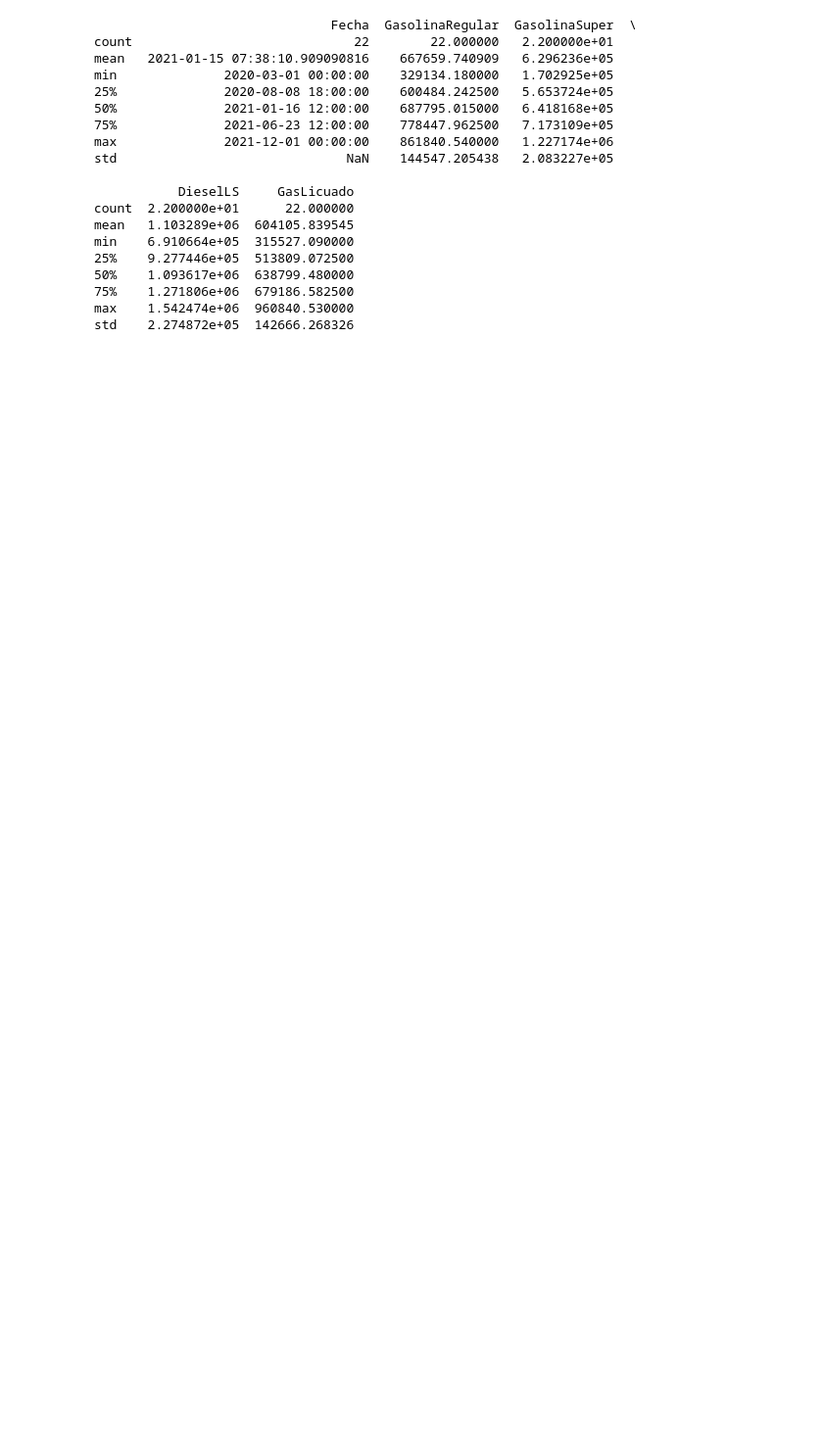
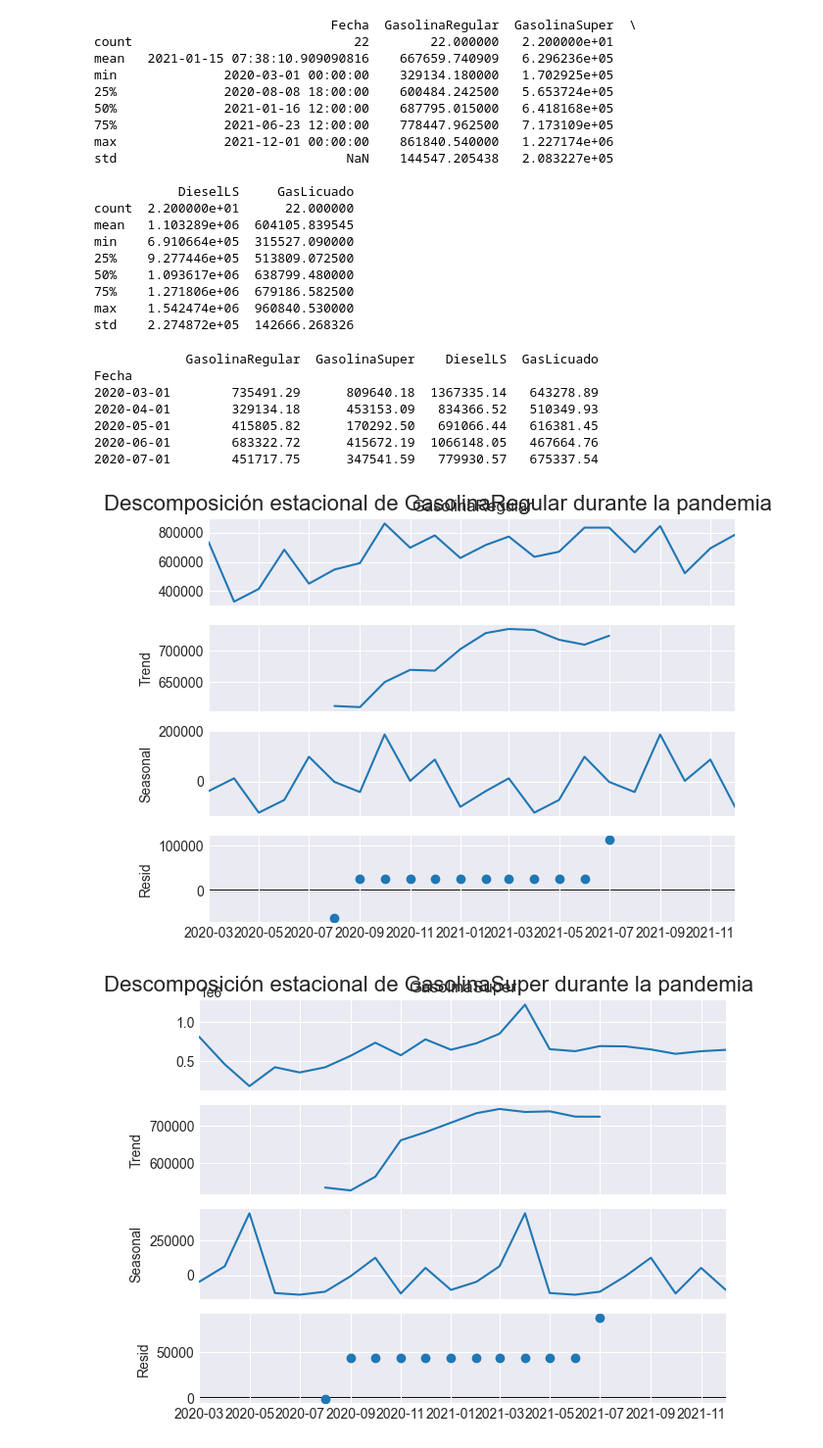
Before and after one commit to AGM54/DataSc, a Jupyter notebook: data.ipynb, the cells around one changed output. Shown at 98% size. Cells and saved outputs as stored; diff of their text form; code cells hidden in the pictures; blank space fills up the shorter version.

Commit message:
Estacionalidad pandemia

```diff
--- a/data.ipynb
+++ b/data.ipynb
@@ -1090,3 +1090,48 @@ min    6.910664e+05  315527.090000
 75%    1.271806e+06  679186.582500
 max    1.542474e+06  960840.530000
 std    2.274872e+05  142666.268326
+# %%
+import pandas as pd
+import numpy as np
+import matplotlib.pyplot as plt
+from statsmodels.tsa.seasonal import seasonal_decompose
+
+# Suponiendo que importacion_df ya ha sido cargado y procesado
+importacion_df['Fecha'] = pd.to_datetime(importacion_df['Fecha'], errors='coerce')
+importacion_df = importacion_df.dropna(subset=['Fecha'])
+
+columns_to_predict = ['GasolinaRegular', 'GasolinaSuper', 'DieselLS', 'GasLicuado']
+
+# Definir el período de la pandemia
+pandemic_start = '2020-03-01'
+pandemic_end = '2021-12-31'
+
+# Filtrar los datos del DataFrame para el período de la pandemia
+pandemic_df = importacion_df[(importacion_df['Fecha'] >= pandemic_start) & (importacion_df['Fecha'] <= pandemic_end)]
+
+# Asegurarse de que los datos estén ordenados por fecha
+pandemic_df = pandemic_df.sort_values('Fecha')
+
+# Seleccionar solo las columnas de interés
+pandemic_df = pandemic_df[['Fecha'] + columns_to_predict]
+
+# Establecer el índice del DataFrame a la columna de fecha
+pandemic_df.set_index('Fecha', inplace=True)
+
+# Mostrar los primeros registros para verificar
+print(pandemic_df.head())
+
+# Aplicar seasonal_decompose a cada columna
+for column in columns_to_predict:
+    result = seasonal_decompose(pandemic_df[column], model='additive', period=11)
+    result.plot()
+# %% [output]
+            GasolinaRegular  GasolinaSuper    DieselLS  GasLicuado
+Fecha
+2020-03-01        735491.29      809640.18  1367335.14   643278.89
+2020-04-01        329134.18      453153.09   834366.52   510349.93
+2020-05-01        415805.82      170292.50   691066.44   616381.45
+2020-06-01        683322.72      415672.19  1066148.05   467664.76
+2020-07-01        451717.75      347541.59   779930.57   675337.54
+[figure, added]
+[figure, added]
```
Also changed, not shown: parts of 1 cell of this notebook.
